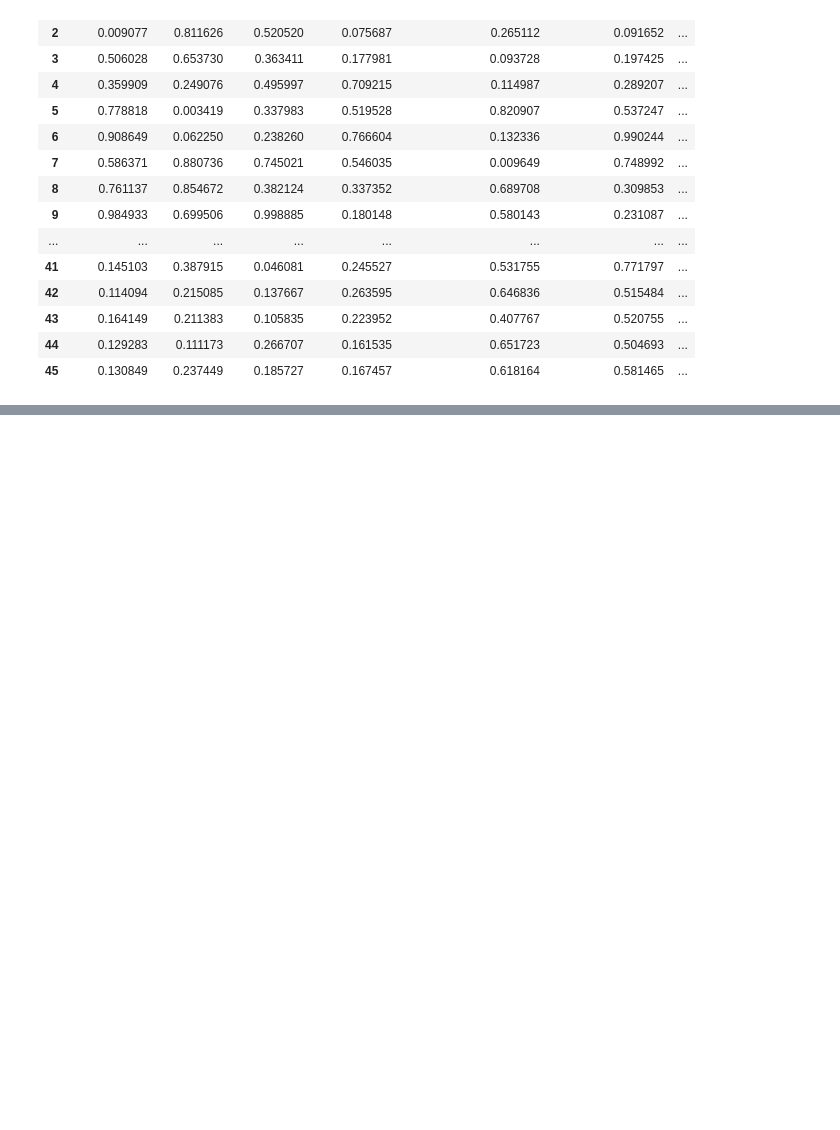
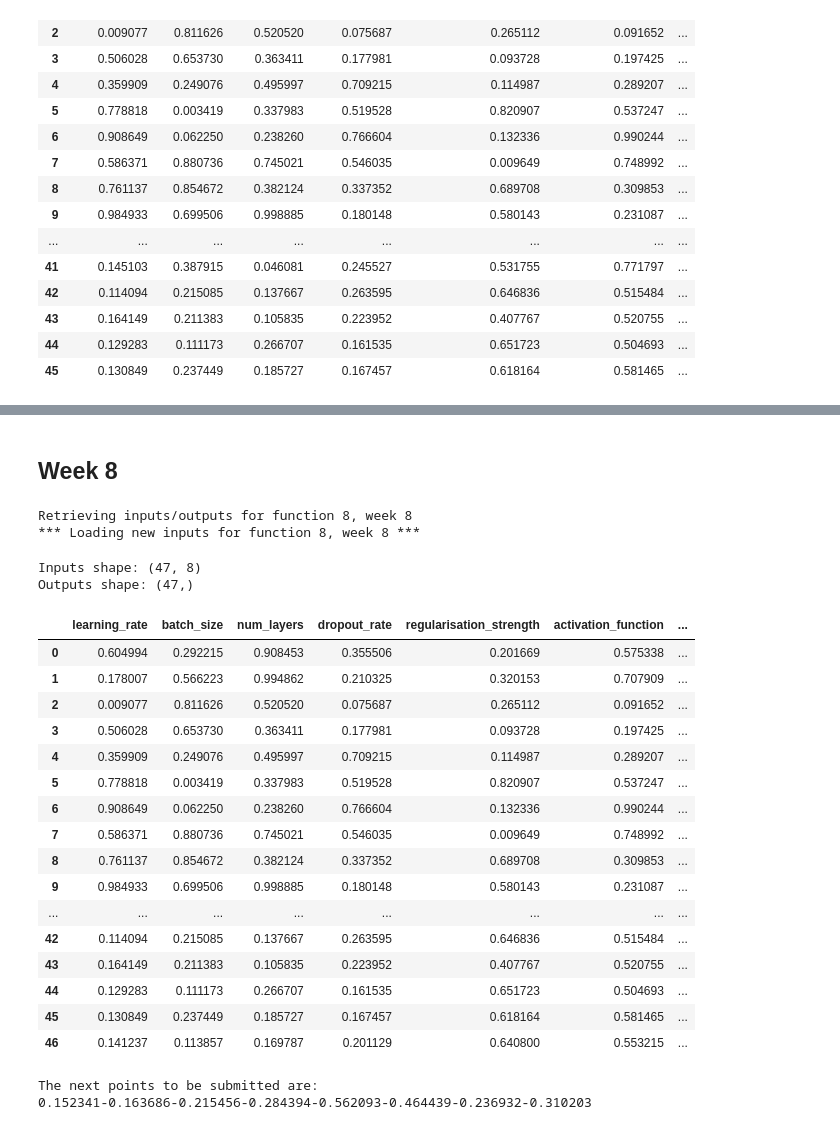
Before and after one commit to mMontinaro/icbs-capstone, a Jupyter notebook: notebooks/function8.ipynb, the cells around one changed output, grey strips where cells are left out. Saved outputs shown, nothing was run; the diff lists cells and outputs as text; code cells hidden in the pictures; blank space fills up the shorter version.

```diff
--- a/notebooks/function8.ipynb
+++ b/notebooks/function8.ipynb
@@ -412,0 +413,53 @@ The next points to be submitted are:
+# %% [markdown]
+## Week 8
+# %%
+x, y = hd.load_and_append(8, 8)
+# %% [output]
+Retrieving inputs/outputs for function 8, week 8
+*** Loading new inputs for function 8, week 8 ***
+# %%
+dd.create_and_display_df(x, y, cols)
+# %% [output]
+Inputs shape: (47, 8)
+Outputs shape: (47,)
+|  | learning_rate | batch_size | num_layers | dropout_rate | regularisation_strength | activation_function | ... |
+| 0 | 0.604994 | 0.292215 | 0.908453 | 0.355506 | 0.201669 | 0.575338 | ... |
+| 1 | 0.178007 | 0.566223 | 0.994862 | 0.210325 | 0.320153 | 0.707909 | ... |
+| 2 | 0.009077 | 0.811626 | 0.520520 | 0.075687 | 0.265112 | 0.091652 | ... |
+| 3 | 0.506028 | 0.653730 | 0.363411 | 0.177981 | 0.093728 | 0.197425 | ... |
+| 4 | 0.359909 | 0.249076 | 0.495997 | 0.709215 | 0.114987 | 0.289207 | ... |
+| 5 | 0.778818 | 0.003419 | 0.337983 | 0.519528 | 0.820907 | 0.537247 | ... |
+| 6 | 0.908649 | 0.062250 | 0.238260 | 0.766604 | 0.132336 | 0.990244 | ... |
+| 7 | 0.586371 | 0.880736 | 0.745021 | 0.546035 | 0.009649 | 0.748992 | ... |
+| 8 | 0.761137 | 0.854672 | 0.382124 | 0.337352 | 0.689708 | 0.309853 | ... |
+| 9 | 0.984933 | 0.699506 | 0.998885 | 0.180148 | 0.580143 | 0.231087 | ... |
+| ... | ... | ... | ... | ... | ... | ... | ... |
+| 42 | 0.114094 | 0.215085 | 0.137667 | 0.263595 | 0.646836 | 0.515484 | ... |
+| 43 | 0.164149 | 0.211383 | 0.105835 | 0.223952 | 0.407767 | 0.520755 | ... |
+| 44 | 0.129283 | 0.111173 | 0.266707 | 0.161535 | 0.651723 | 0.504693 | ... |
+| 45 | 0.130849 | 0.237449 | 0.185727 | 0.167457 | 0.618164 | 0.581465 | ... |
+| 46 | 0.141237 | 0.113857 | 0.169787 | 0.201129 | 0.640800 | 0.553215 | ... |
+# %%
+acquisition = "ei"
+beta = 0.25
+noise = 1e-6
+xi = 0.001
+length_scale = 0.25
+n_candidates=20000
+length_scale_bounds=(0.05, 2.0)
+
+bo = op.BayesianOptimizer(
+    x,
+    y,
+    acquisition=acquisition,
+    beta=beta,
+    noise=noise,
+    xi=xi,
+    length_scale=length_scale,
+    length_scale_bounds=length_scale_bounds
+)
+next = bo.propose(n_candidates)
+op.print_next_submission(next)
+# %% [output]
+The next points to be submitted are:
+0.152341-0.163686-0.215456-0.284394-0.562093-0.464439-0.236932-0.310203
```
Also changed, not shown: parts of 7 cells of this notebook, 11 other files.
